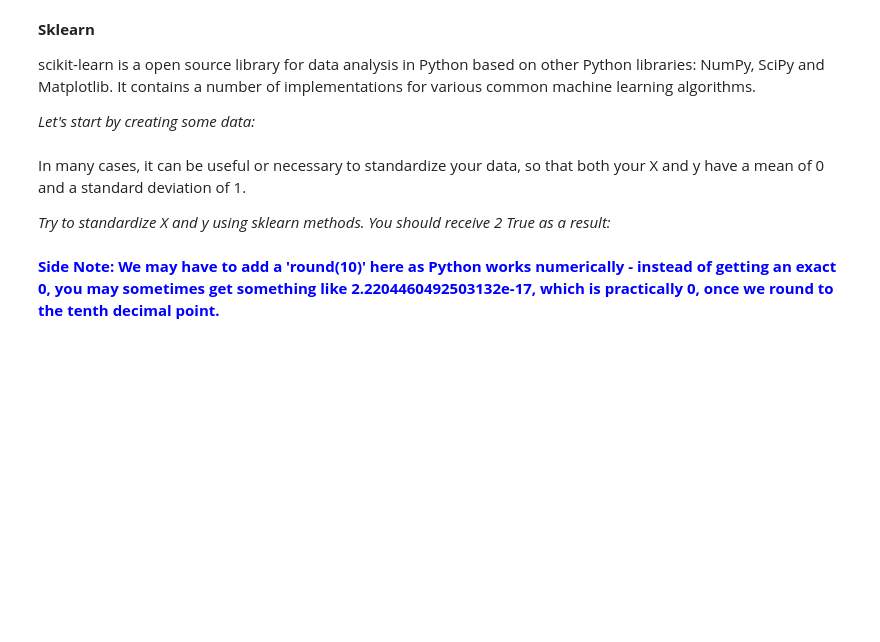
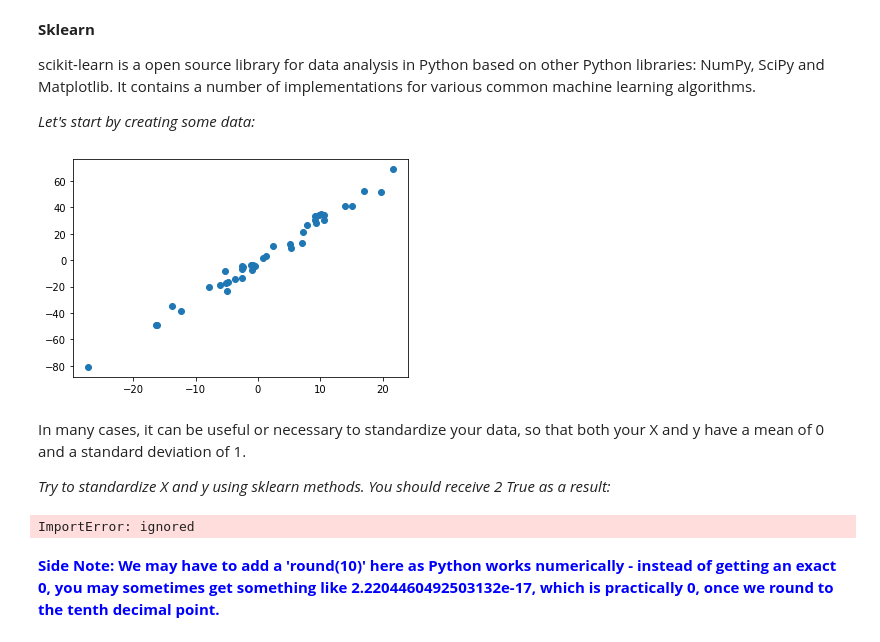
Before and after one commit to SvenjaHald/data_science_intros, a Jupyter notebook: Data_Science_for_Customer_Insights_Python_Introduction_Course.ipynb, the cells around one changed output. Saved outputs shown, nothing was run; the diff lists cells and outputs as text; code cells hidden in the pictures; blank space fills up the shorter version.

```diff
--- a/Data_Science_for_Customer_Insights_Python_Introduction_Course.ipynb
+++ b/Data_Science_for_Customer_Insights_Python_Introduction_Course.ipynb
@@ -767,27 +908,33 @@ scikit-learn is a open source library for data analysis in Python based on other
 # %%
 import matplotlib.pyplot as plt
 import numpy as np
 
 # create 40 random float numbers
-X = 10* ...
+X = 10* np.random.randn(40)
 
 y = 3 * X + np.random.randn(40)*5
 
 # Take a look at your data with a scatter plot
-...
+plt.scatter(X,y)
 plt.show()
+# %% [output]
+[figure, added]
 # %% [markdown]
 In many cases, it can be useful or necessary to standardize your data, so that both your X and y have a mean of 0 and a standard deviation of 1.
 
 *Try to standardize X and y using sklearn methods. You should receive 2 True as a result:*
 # %%
-from sklearn import ...
+from sklearn.preprocessing import StandardScaler
 import numpy as np
-X_scaled = ...
-y_scaled = ...
+scaler = StandardScaler()
+
+X_scaled = scaler.fit_transform(X)
+y_scaled = scaler.fit_transform(y)
 
 print(X_scaled.mean().round(10) == 0 and y_scaled.mean().round(10) == 0)
 print(X_scaled.std().round(10) == 1 and y_scaled.std().round(10) == 1)
+# %% [output]
+ImportError: ignored
 # %% [markdown]
 **<strong><font color='blue'> Side Note:** We may have to add a 'round(10)' here as Python works numerically - instead of getting an exact 0, you may sometimes get something like 2.2204460492503132e-17, which is practically 0, once we round to the tenth decimal point.</font></strong>
 # %% [markdown]
```
Also changed, not shown: parts of 35 cells of this notebook.
